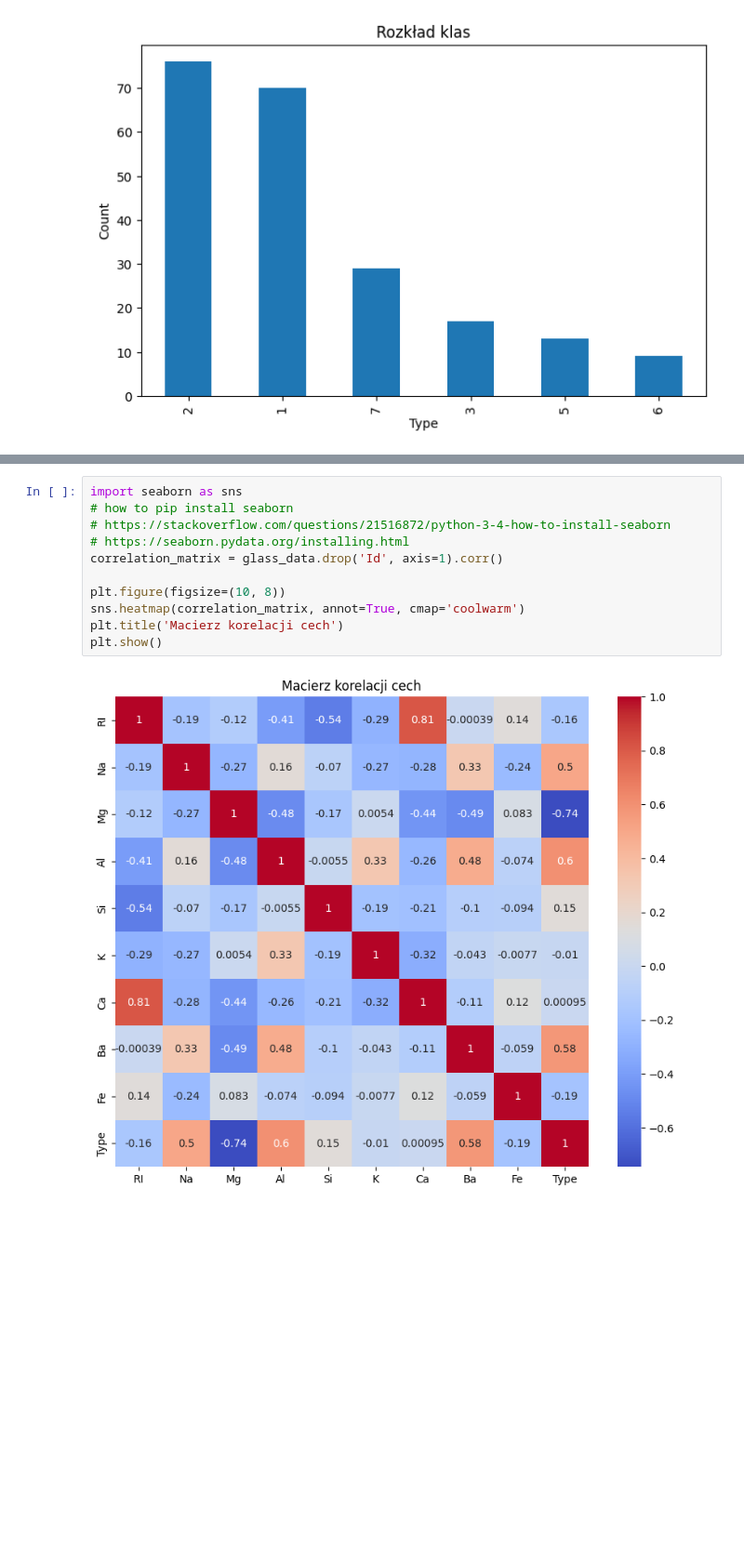
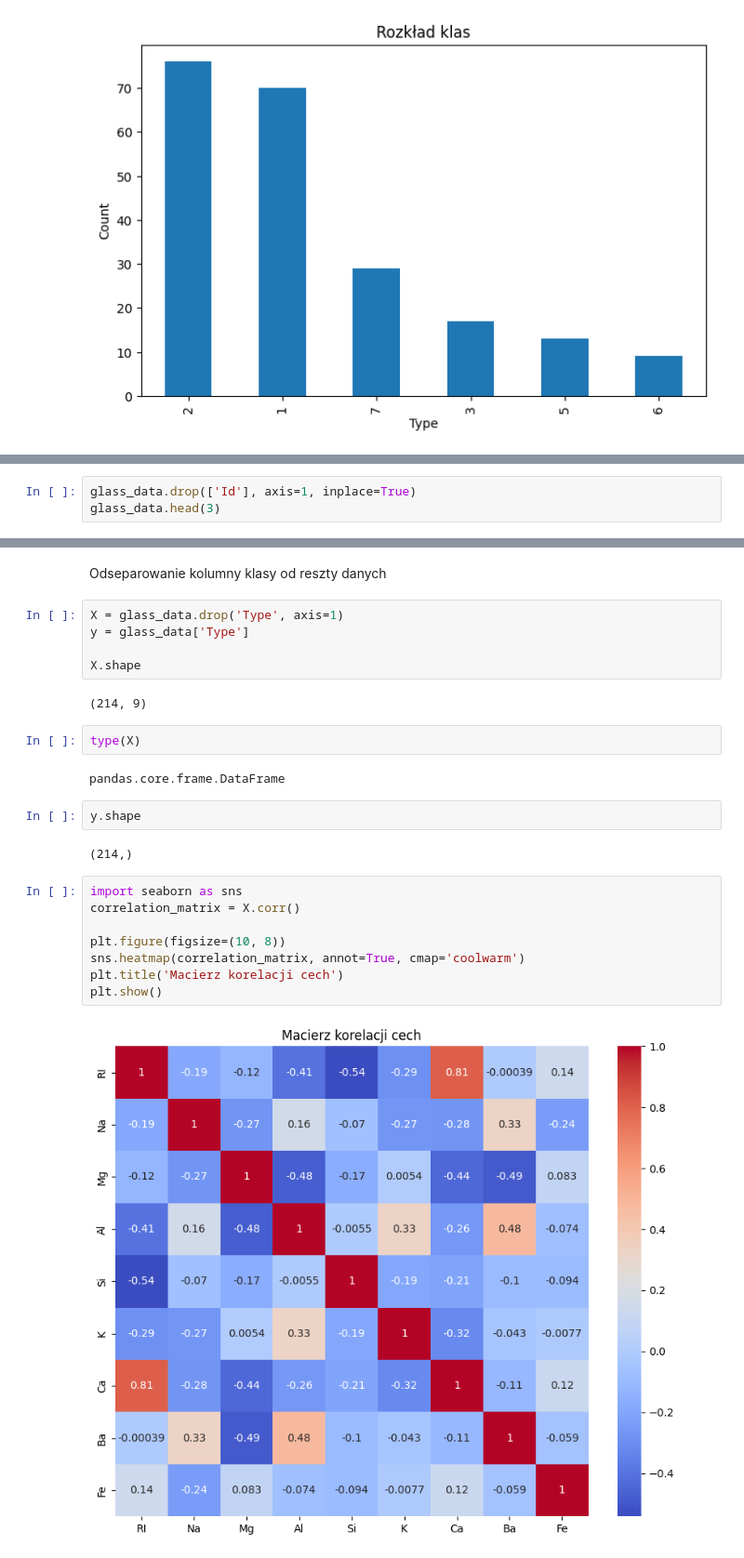
Before and after one commit to Filipstrozik/SztucznaInteligencja, a Jupyter notebook: Z4/z4.ipynb, the cells around one changed output, grey strips where cells are left out. Shown at 93% size. Saved outputs shown, nothing was run; the diff lists cells and outputs as text; blank space fills up the shorter version.

```diff
--- a/Z4/z4.ipynb
+++ b/Z4/z4.ipynb
@@ -101,0 +134,3 @@ plt.show()
+# %%
+glass_data.drop(['Id'], axis=1, inplace=True)
+glass_data.head(3)
@@ -102,13 +142,27 @@ plt.show()
+# %% [markdown]
+Odseparowanie kolumny klasy od reszty danych
+# %%
+X = glass_data.drop('Type', axis=1)
+y = glass_data['Type']
+
+X.shape
+# %% [output]
+(214, 9)
+# %%
+type(X)
+# %% [output]
+pandas.core.frame.DataFrame
+# %%
+y.shape
+# %% [output]
+(214,)
 # %%
 import seaborn as sns
-# how to pip install seaborn
-# https://stackoverflow.com/questions/21516872/python-3-4-how-to-install-seaborn
-# https://seaborn.pydata.org/installing.html
-correlation_matrix = glass_data.drop('Id', axis=1).corr()
+correlation_matrix = X.corr()
 
 plt.figure(figsize=(10, 8))
 sns.heatmap(correlation_matrix, annot=True, cmap='coolwarm')
 plt.title('Macierz korelacji cech')
 plt.show()
 # %% [output]
-[figure, old version]
+[figure, new version]
```
Also changed, not shown: parts of 27 cells of this notebook.
